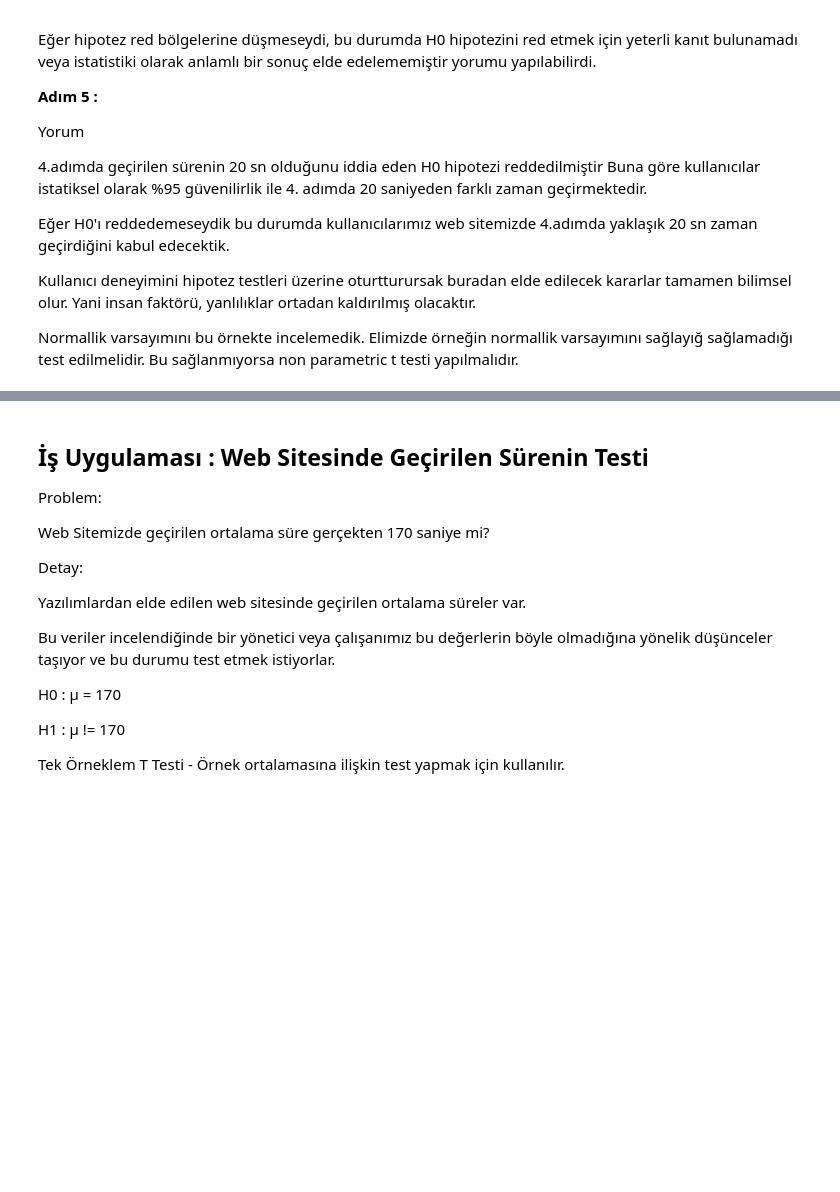
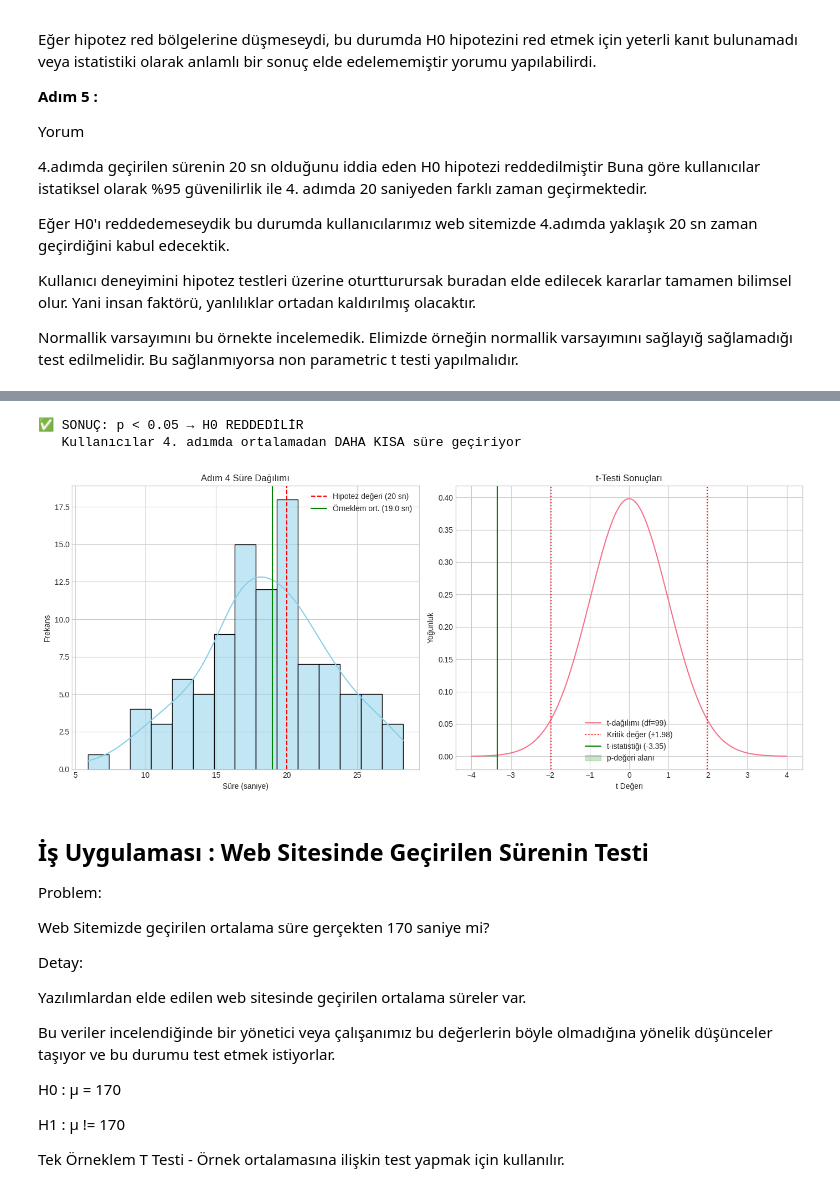
Before and after one commit to toygarpar/VeriBilimiTemelIstatistik, a Jupyter notebook: 21-tek-orneklem-t-testi.ipynb, the cells around one changed output, grey strips where cells are left out. Saved outputs shown, nothing was run; the diff lists cells and outputs as text; code cells hidden in the pictures; blank space fills up the shorter version.

```diff
--- a/21-tek-orneklem-t-testi.ipynb
+++ b/21-tek-orneklem-t-testi.ipynb
@@ -280,0 +604,19 @@ Normallik varsayımını bu örnekte incelemedik. Elimizde örneğin normallik v
+# %%
+# Tek örneklem t-testi
+t_stat, p_value = stats.ttest_1samp(data, popmean=pop_mean)
+effect_size = (sample_mean - pop_mean) / sample_std  # Cohen's d
+
+# Kritik değerler
+t_critical = stats.t.ppf(1 - alpha/2, df=n-1)
+ci = stats.t.interval(0.95, df=n-1, loc=sample_mean, scale=sample_std/np.sqrt(n))
+
+# Sonuçları yazdırma
+print("\n🔍 TEK ÖRNEKLEM t-TEST SONUÇLARI")
+print("--------------------------------")
+print(f"Örneklem Ortalaması: {sample_mean:.2f} saniye")
+print(f"Örneklem Standart Sapması: {sample_std:.2f} saniye")
+print(f"t-istatistiği: {t_stat:.4f}")
+print(f"Kritik t-değeri: ±{t_critical:.4f}")
+print(f"p-değeri: {p_value:.6f}")
+print(f"Etki Büyüklüğü (Cohen's d): {effect_size:.3f}")
+print(f"%95 Güven Aralığı: ({ci[0]:.2f}, {ci[1]:.2f})")
@@ -281,3 +633,61 @@ Normallik varsayımını bu örnekte incelemedik. Elimizde örneğin normallik v
+# %%
+# Karar ve yorum
+if p_value < alpha:
+    print("\n✅ SONUÇ: p < 0.05 → H0 REDDEDİLİR")
+    if sample_mean > pop_mean:
+        print("   Kullanıcılar 4. adımda ortalamadan DAHA UZUN süre geçiriyor")
+    else:
+        print("   Kullanıcılar 4. adımda ortalamadan DAHA KISA süre geçiriyor")
+else:
+    print("\n❌ SONUÇ: p ≥ 0.05 → H0 REDDEDİLEMEZ")
+    print("   4. adım süresinin 20 saniyeden farklı olduğuna dair yeterli kanıt yok")
+# %% [output]
+✅ SONUÇ: p < 0.05 → H0 REDDEDİLİR
+   Kullanıcılar 4. adımda ortalamadan DAHA KISA süre geçiriyor
+# %%
+# Görselleştirme
+plt.figure(figsize=(14, 6))
+
+# 1. Veri dağılımı
+plt.subplot(1, 2, 1)
+sns.histplot(data, kde=True, bins=15, color='skyblue')
+plt.axvline(pop_mean, color='red', linestyle='--', label='Hipotez değeri (20 sn)')
+plt.axvline(sample_mean, color='green', linestyle='-', label=f'Örneklem ort. ({sample_mean:.1f} sn)')
+plt.title('Adım 4 Süre Dağılımı')
+plt.xlabel('Süre (saniye)')
+plt.ylabel('Frekans')
+plt.legend()
+
+# 2. t-dağılımı ve test sonucu
+plt.subplot(1, 2, 2)
+x = np.linspace(-4, 4, 1000)
+y = stats.t.pdf(x, df=n-1)
+plt.plot(x, y, label=f't-dağılımı (df={n-1})')
+
+# Kritik bölgeler
+plt.axvline(t_critical, color='red', linestyle=':', label=f'Kritik değer (±{t_critical:.2f})')
+plt.axvline(-t_critical, color='red', linestyle=':')
+
+# Test istatistiği
+plt.axvline(t_stat, color='green', linestyle='-', label=f't-istatistiği ({t_stat:.2f})')
+
+# p-değeri alanı
+if t_stat > 0:
+    p_x = np.linspace(t_stat, 4, 100)
+else:
+    p_x = np.linspace(-4, t_stat, 100)
+plt.fill_between(p_x, stats.t.pdf(p_x, df=n-1), color='green', alpha=0.2, label='p-değeri alanı')
+
+plt.title('t-Testi Sonuçları')
+plt.xlabel('t Değeri')
+plt.ylabel('Yoğunluk')
+plt.legend()
+plt.grid(True)
+
+plt.tight_layout()
+plt.show()
+# %% [output]
+[figure, added]
 # %% [markdown]
 ## İş Uygulaması : Web Sitesinde Geçirilen Sürenin Testi
 
```
Also changed, not shown: parts of 10 cells of this notebook, 2 other files.
